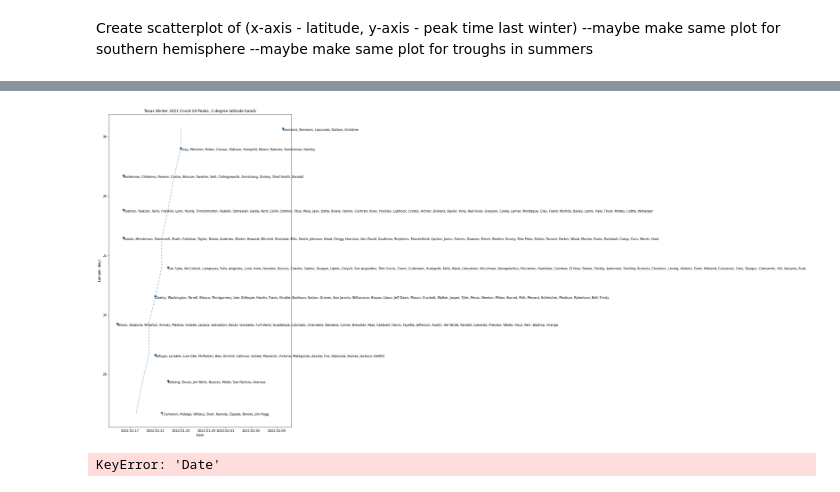
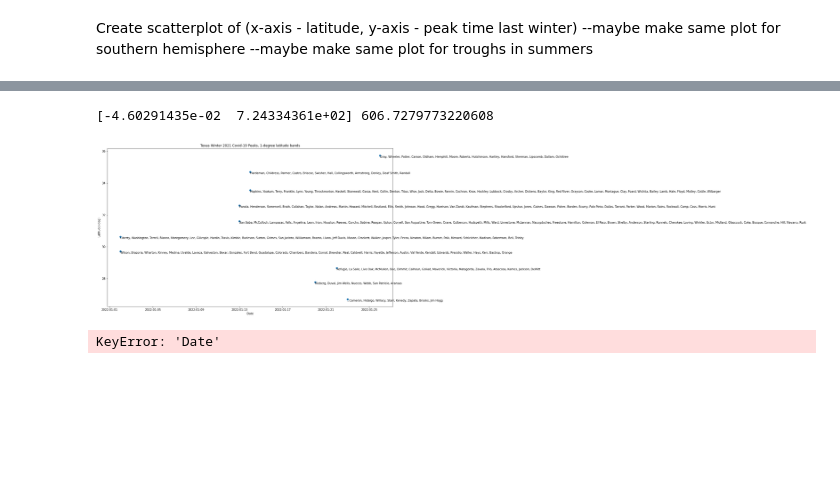
Before and after one commit to rmorse7/HopeSimpson-Forecasting, a Jupyter notebook: Peakcompare.ipynb, the cells around one changed output, grey strips where cells are left out. Cells and saved outputs as stored; diff of their text form; code cells hidden in the pictures; blank space fills up the shorter version.

```diff
--- a/Peakcompare.ipynb
+++ b/Peakcompare.ipynb
@@ -31,8 +31,8 @@ The animation.avconv_args rcparam was deprecated in Matplotlib 3.3 and will be r
 # # tests = pd.read_csv('data/Texas/TexasTestsCut.csv')
 # coords = pd.read_csv('data/Texas/TexasCords.csv', thousands=',').sort_values(by='Lat')
 # coords['Population'] = pd.to_numeric(coords['Population'])
-data = pd.read_csv('data/Texas/CountyGroups/NewTexasGroupsData1.csv')
-coords = pd.read_csv('data/Texas/CountyGroups/NewTexasCountyGroupings1.csv')
+data = pd.read_csv('data/Texas/CountyGroups/NewTexasGroupsData1_no36.csv')
+coords = pd.read_csv('data/Texas/CountyGroups/NewTexasCountyGroupings1_no36.csv')
 # %%
 '''
 good_states = ['Harris, Texas', 'Wisconsin', 'North Dakota', 'South Dakota', 'Tennessee', 'Ohio']
@@ -56,8 +56,8 @@ places = placemap[5].split(', ')
 latdata = coords[['Place','Lat','Population']][coords['Population'] > 0]
 
 dates = list(pd.to_datetime(data['Date']))
-window = [618, 769] #10/1/21 - 11/29/21 for TexasData.csv i.e. 2021
-# window = [253,404] #10/1/20 - 2/1/21 for TexasDataCut.csv i.e. 2020
+window = [618, 769] #10/1/21 - 3/1/21 for TexasData.csv i.e. winter 2021
+# window = [253,404] #10/1/20 - 3/1/21 for TexasData.csv i.e. winter 2020
 
 npts = latdata.shape[0]
 # fig, axs = plt.subplots(npts)
@@ -81,7 +81,7 @@ for i, row in latdata.iterrows():
 #     locc = data[place]
 #     loct = tests[place].rolling(window=3, center=True).median() #filter tests
 #     locd = np.clip(np.divide(locc, loct, out=np.zeros_like(locc), where=loct!=0).rolling(window=14, center=True).mean(),0,1)  #calculate cpt using np "safe division"
-    locd = locc.rolling(window=7, center=True).mean()
+    locd = locc#.rolling(window=1, center=True).mean()
     winter = locd[window[0]:window[1]]
     avg = np.mean(winter)
     mx = max(winter)
@@ -113,8 +113,8 @@ for i, row in latdata.iterrows():
 out = lats
 # out = longs
 coef, residual, _, _, _ = np.polyfit(out, peaks, 1, full=True); line = [l*coef[0] + coef[1] for l in out]
-# err = residual[0]
-# print(coef, residual)
+err = residual[0]
+print(coef, err)
 
 #peak histogram
 # peaks = np.array(peaks) -  round(np.mean(peaks)) #if u want average peak
@@ -124,37 +124,38 @@ line = [dates[round(i)] for i in line]
 # print(peaks, line)
 
 #plot output
 fig, ax = plt.subplots()
 ax.scatter(peaks, out)
 #HISTOGRAM
 # bins = list(range(-60,60,10))
 # axs[npts-k-1].hist(peaks, bins)
 # axs[npts-k-1].set_title('Latitude: ' + str(26.1+k) + "-" + str(27.1+k))
 
 #label scatterpoints
 for i, txt in enumerate(placeout):
     ax.annotate(txt, (peaks[i], out[i]), horizontalalignment='left', verticalalignment='top')
-ax.plot(line, out, ':')
+# ax.plot(line, out, ':')
 ax.set_xlabel('Date')
 ax.set_ylabel('Latitude (deg)')
 ax.set_title(('Texas Winter 2021 Covid-19 Peaks, 1-degree latitude bands'))
 # axs[npts-1].set_xlabel('Offset from average peak (days)')
 # axs[npts // 2].set_ylabel('# of counties')
 # axs[0].set_title('Texas Winter 2020 Covid-19 Peak Offsets - 36.1-36.5$^\circ$ latitude band')
 #format x-axis to datetime
 # fig.autofmt_ydate()
 # ax.set_yscale('log')
 
 # Text in the x axis will be displayed in 'YYYY-mm' format.
 ax.xaxis.set_major_formatter(mdates.DateFormatter('%Y-%m-%d'))
 
 #set figure size
-fig.set_size_inches(10.5, 18.5, forward=True)
+fig.set_size_inches(18.5, 10.5, forward=True)
 
 #save plot
-# plt.savefig('graphs/bands/Peakcompare1deg_2021_no36.png' , dpi=100)
+# plt.savefig('graphs/bands/Peakcompare1deg_2021.png' , dpi=100)
 # %% [output]
+[-4.60291435e-02  7.24334361e+02] 606.7279773220608
-[figure, old version]
+[figure, new version]
 # %%
 dates = list(pd.to_datetime(data['Date'][:-3]))
 county = data['Camp'][3:].reindex(range(549))
```
Also changed, not shown: parts of 1 cell of this notebook.
